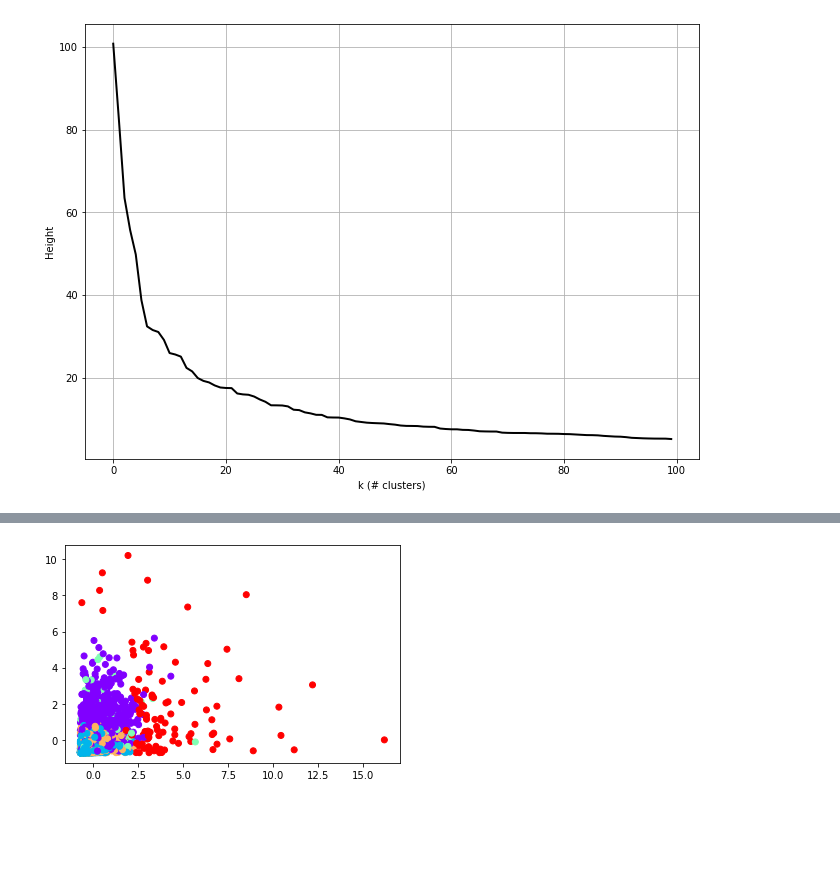
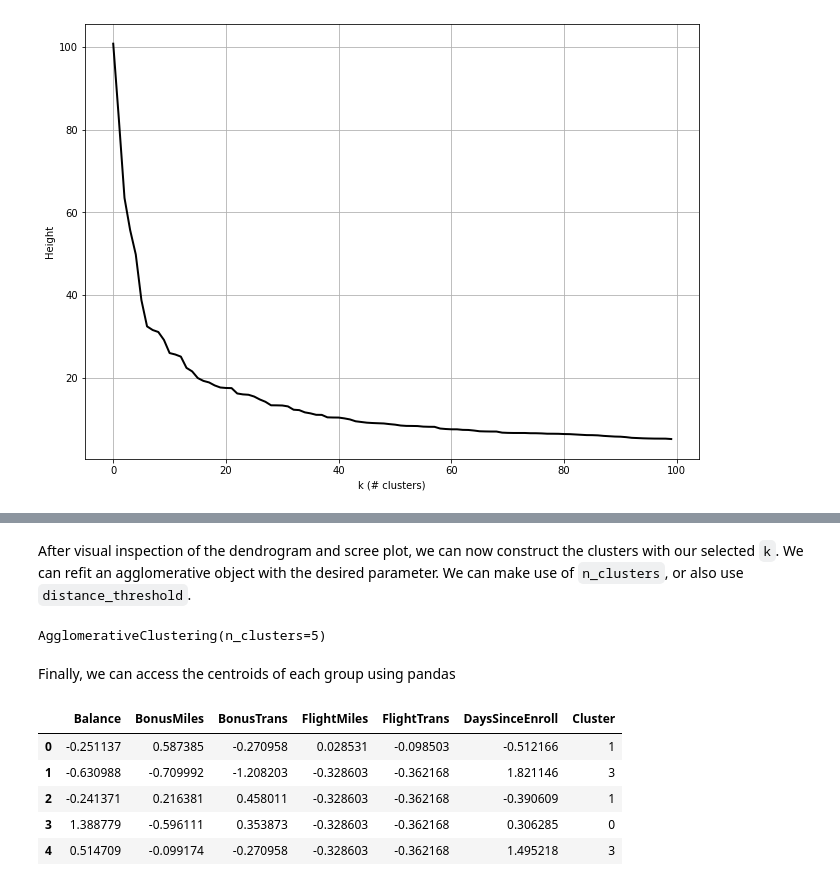
Before and after one commit to paulgrigas/IEOR-142-242-Python-Project, a Jupyter notebook: Lab 7/Lab7b_teaching.ipynb, the cells around one changed output, grey strips where cells are left out. Drawn from its saved outputs; the diff is of its cells as text; code cells hidden in the pictures; blank space fills up the shorter version.

```diff
--- a/Lab 7/Lab7b_teaching.ipynb
+++ b/Lab 7/Lab7b_teaching.ipynb
@@ -301,2 +291,8 @@ Now that we have k, we can construct the clusters
+# %% [markdown]
+After visual inspection of the dendrogram and scree plot, we can now construct the clusters with our selected `k`. We can refit an agglomerative object with the desired parameter. We can make use of `n_clusters`, or also use `distance_threshold`.
 # %%
-new_agglomerative = AgglomerativeClustering(n_clusters=5, affinity='euclidean', linkage='ward').fit(airline_scaled)
+new_agglomerative = AgglomerativeClustering(n_clusters=5, affinity='euclidean', linkage='ward',
+                                            distance_threshold=None)
+new_agglomerative.fit(airline_scaled)
+# %% [output]
+AgglomerativeClustering(n_clusters=5)
@@ -312,8 +299,13 @@ new_agglomerative = AgglomerativeClustering(n_clusters=5, affinity='euclidean',
-# %%
-plt.scatter(airline_scaled.Balance, airline_scaled.BonusMiles, c=new_agglomerative.labels_, cmap='rainbow')
-plt.show()
-# %% [output]
-[figure, removed]
+# %% [markdown]
+Finally, we can access the centroids of each group using pandas
 # %%
 new_airline_scaled = airline_scaled.copy()
 new_airline_scaled['Cluster'] = new_agglomerative.labels_
+new_airline_scaled.head()
+# %% [output]
+|  | Balance | BonusMiles | BonusTrans | FlightMiles | FlightTrans | DaysSinceEnroll | Cluster |
+| 0 | -0.251137 | 0.587385 | -0.270958 | 0.028531 | -0.098503 | -0.512166 | 1 |
+| 1 | -0.630988 | -0.709992 | -1.208203 | -0.328603 | -0.362168 | 1.821146 | 3 |
+| 2 | -0.241371 | 0.216381 | 0.458011 | -0.328603 | -0.362168 | -0.390609 | 1 |
+| 3 | 1.388779 | -0.596111 | 0.353873 | -0.328603 | -0.362168 | 0.306285 | 0 |
+| 4 | 0.514709 | -0.099174 | -0.270958 | -0.328603 | -0.362168 | 1.495218 | 3 |
```
Also changed, not shown: parts of 11 cells of this notebook.
